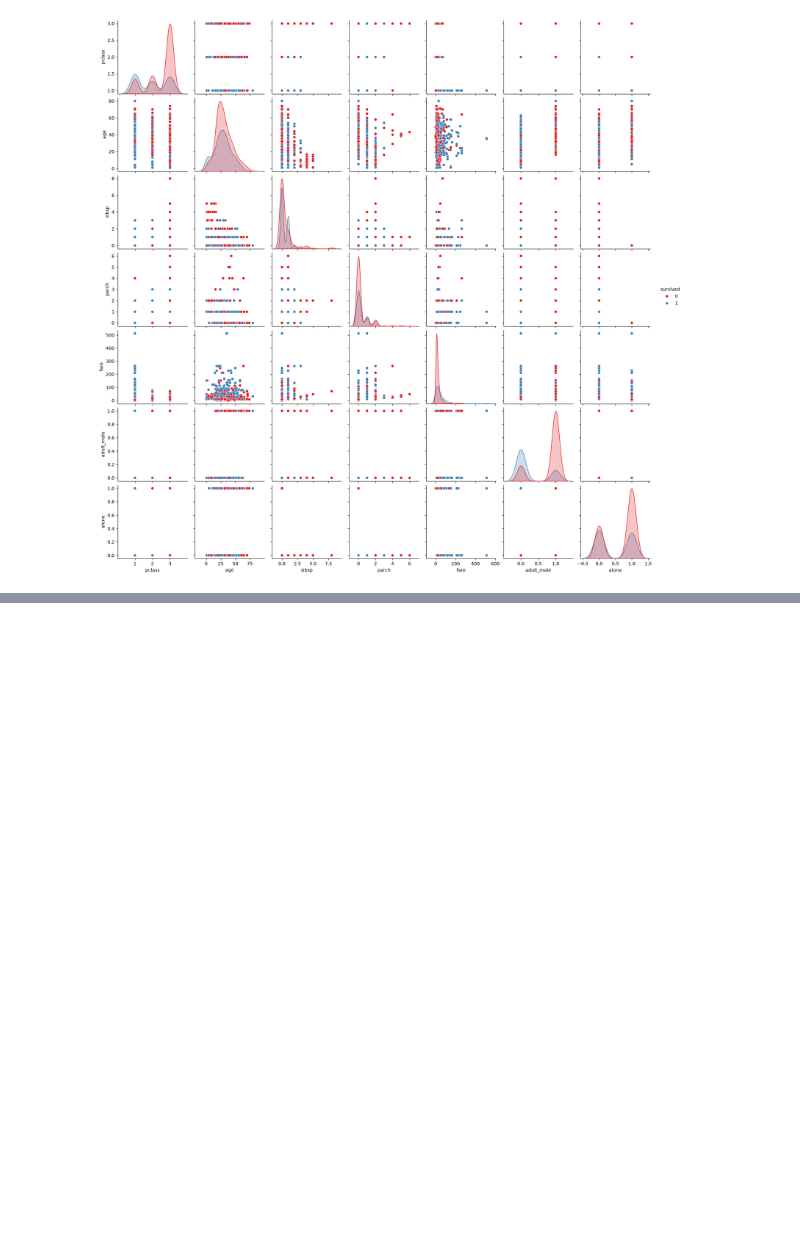
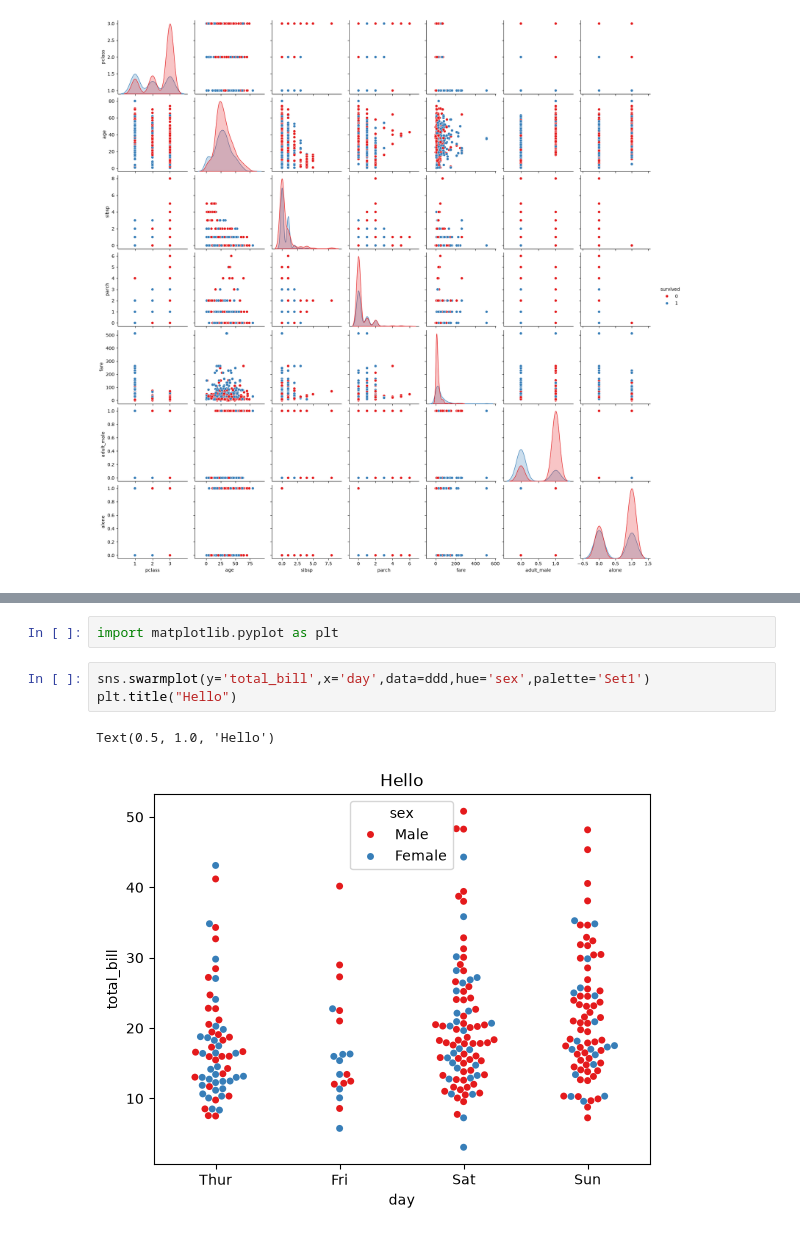
Before and after one commit to adilfarooqkhan-ds/Analytics, a Jupyter notebook: Seaborn/index.ipynb, the cells around one changed output, grey strips where cells are left out. Saved outputs shown, nothing was run; the diff lists cells and outputs as text; blank space fills up the shorter version.

```diff
--- a/Seaborn/index.ipynb
+++ b/Seaborn/index.ipynb
@@ -270,0 +283,8 @@ sns.pairplot(data=d,hue='survived',palette='Set1')
+# %%
+import matplotlib.pyplot as plt
+# %%
+sns.swarmplot(y='total_bill',x='day',data=ddd,hue='sex',palette='Set1')
+plt.title("Hello")
+# %% [output]
+Text(0.5, 1.0, 'Hello')
+[figure, added]
```
Also changed, not shown: parts of 4 cells of this notebook.
